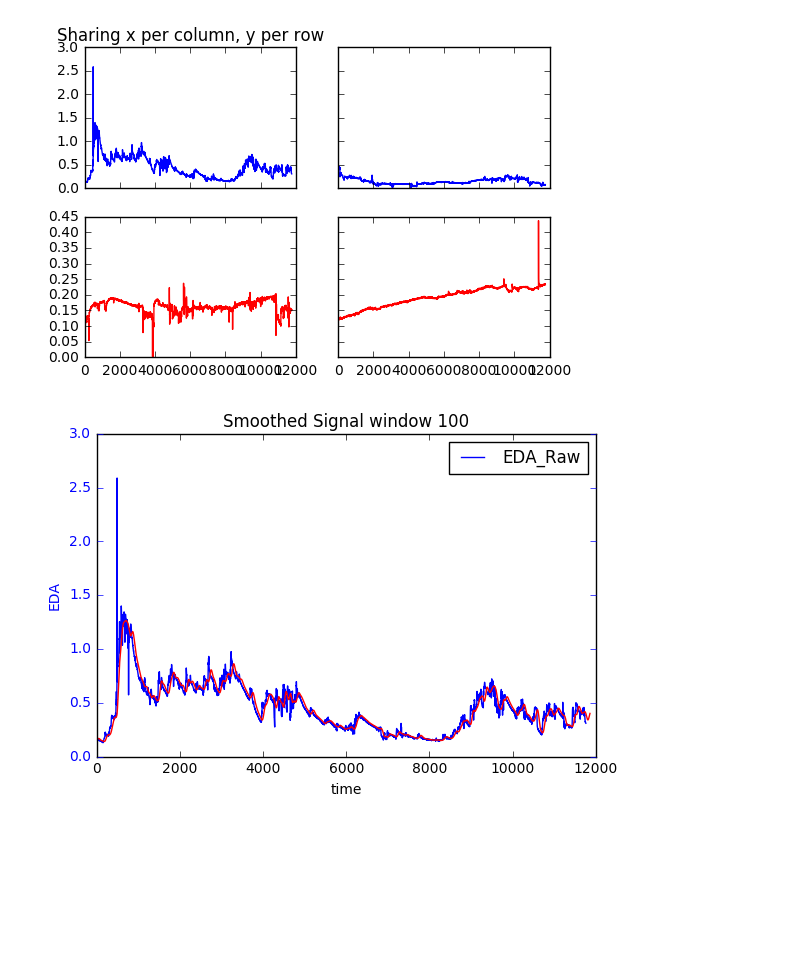
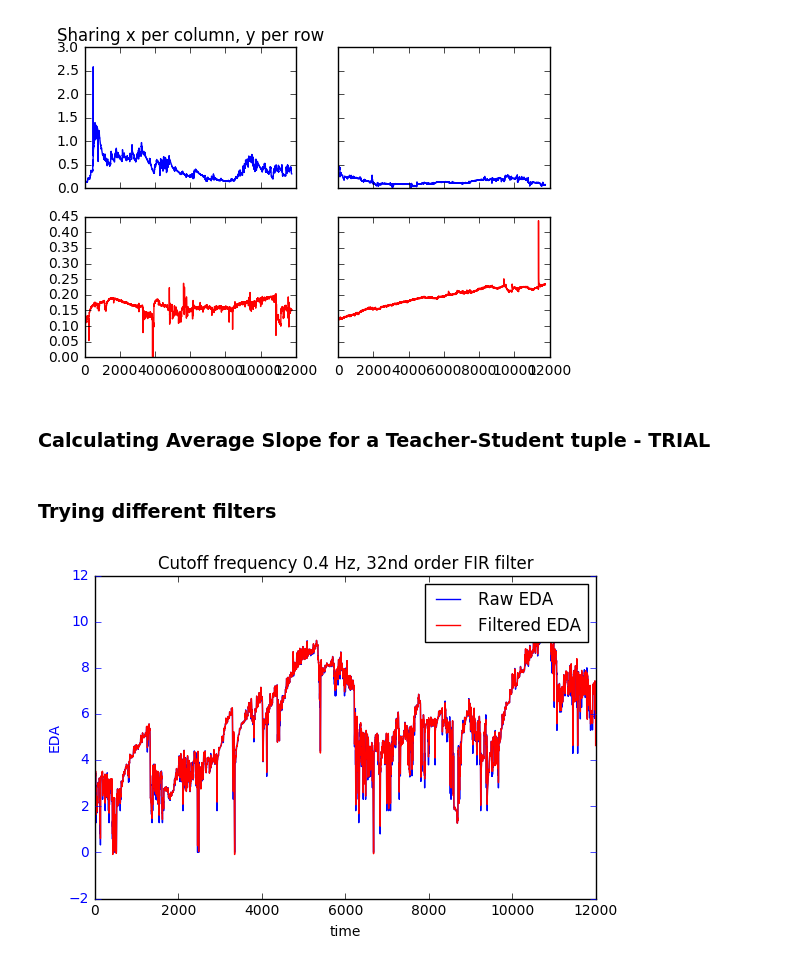
Before and after one commit to shkurtagashi/teacher-student-data-analysis, a Jupyter notebook: EDA-Analysis-Functions2-Latest.ipynb, the cells around one changed output. Drawn from its saved outputs; the diff is of its cells as text; code cells hidden in the pictures; blank space fills up the shorter version.

Commit message:
Partial implementation of Algoithm 2 and trial of different smoothing filters

```diff
--- a/EDA-Analysis-Functions2-Latest.ipynb
+++ b/EDA-Analysis-Functions2-Latest.ipynb
@@ -1591,17 +1617,2 @@ time2 = range(0, len(smoothedEDA))
-# %%
-fig, ax1 = plt.subplots()
-ax1.plot(time, S046, 'b-')
-ax1.set_xlabel('time')
-# Make the y-axis label, ticks and tick labels match the line color.
-ax1.set_ylabel('EDA', color='b')
-ax1.tick_params('y', colors='b')
-
-ax1.plot(time2, smoothedEDA, 'r')
-ax1.set_ylabel('EDA')
-
-fig.tight_layout()
-plt.title('Smoothed Signal window 100')
-plt.legend()
-plt.show()
-# %% [output]
-[figure, removed]
+# %% [markdown]
+### Calculating Average Slope for a Teacher-Student tuple - TRIAL
@@ -1607,0 +1657,30 @@ plt.show()
+# %% [markdown]
+### Trying different filters
+# %%
+#Get EDA values
+Teacher = pandas.read_csv('/Users/shkurtagashi/Desktop/MasterThesis/EdaDataAnalysis/SAD-secondProcedure/16March/T006_L/PART1.csv')
+
+Teacher = Teacher["EDA_Raw"]
+Teacher = pandas.np.array(Teacher)
+
+filteredTeacher = filtering_fir(Teacher)
+# filteredTeacher = smooth(Teacher, 6, "bartlett")
+
+time = range(0, len(Teacher))
+time1 = range(0, len(filteredTeacher))
+
+fig, ax1 = plt.subplots()
+ax1.plot(time, Teacher, 'b-', label='Raw EDA')
+ax1.set_xlabel('time')
+ax1.set_ylabel('EDA', color='b')
+ax1.tick_params('y', colors='b')
+
+ax1.plot(time1, filteredTeacher, 'r', label='Filtered EDA') #Plot plots the correlation coefficient and pvalue
+ax1.set_ylabel('EDA')
+
+fig.tight_layout()
+plt.title('Cutoff frequency 0.4 Hz, 32nd order FIR filter')
+plt.legend()
+plt.show()
+# %% [output]
+[figure, added]
```
Also changed, not shown: parts of 8 cells of this notebook.
